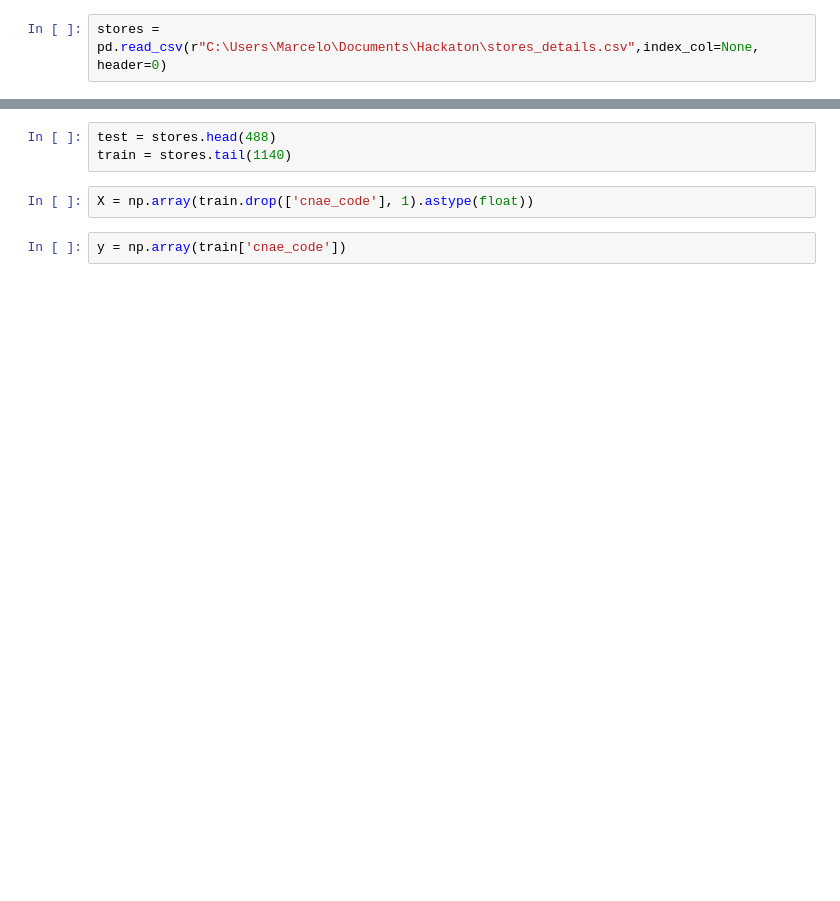
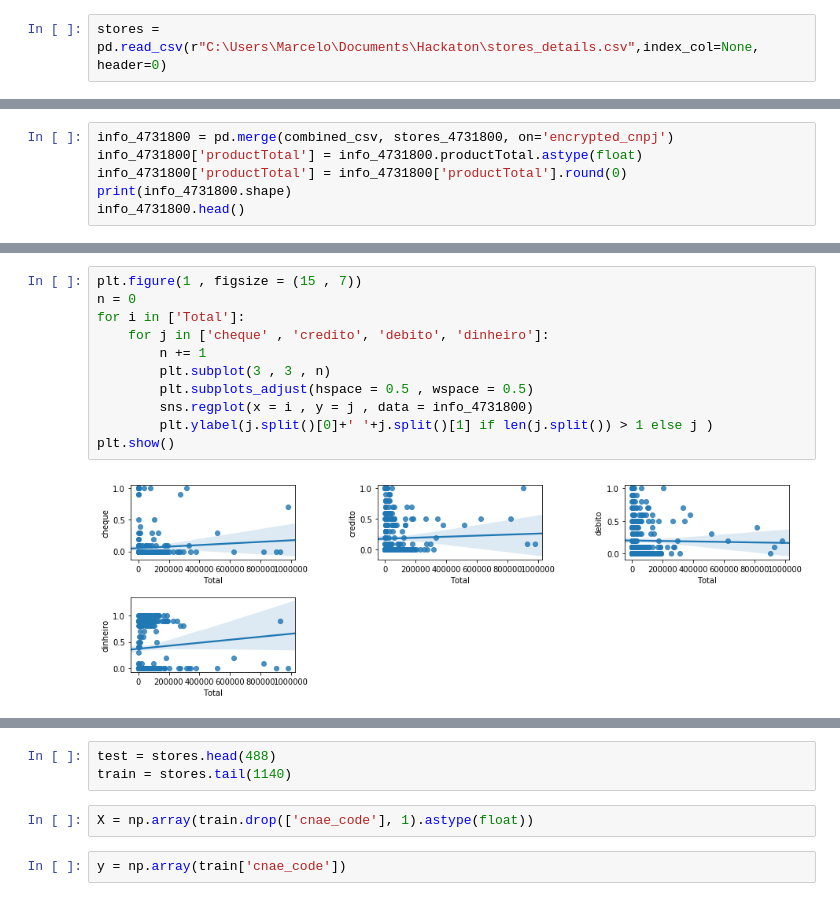
Before and after one commit to Nichbarbosa/Hackathon_FIAP, a Jupyter notebook: hipot3/Tentativa.ipynb, the cells around one changed output, grey strips where cells are left out. Saved outputs shown, nothing was run; the diff lists cells and outputs as text; blank space fills up the shorter version.

```diff
--- a/hipot3/Tentativa.ipynb
+++ b/hipot3/Tentativa.ipynb
@@ -52,0 +58,6 @@ stores['encrypted_cnpj_prefix'].nunique()
+# %%
+info_4731800 = pd.merge(combined_csv, stores_4731800, on='encrypted_cnpj')
+info_4731800['productTotal'] = info_4731800.productTotal.astype(float)
+info_4731800['productTotal'] = info_4731800['productTotal'].round(0)
+print(info_4731800.shape)
+info_4731800.head()
@@ -52,0 +124,13 @@ stores['encrypted_cnpj_prefix'].nunique()
+# %%
+plt.figure(1 , figsize = (15 , 7))
+n = 0
+for i in ['Total']:
+    for j in ['cheque' , 'credito', 'debito', 'dinheiro']:
+        n += 1
+        plt.subplot(3 , 3 , n)
+        plt.subplots_adjust(hspace = 0.5 , wspace = 0.5)
+        sns.regplot(x = i , y = j , data = info_4731800)
+        plt.ylabel(j.split()[0]+' '+j.split()[1] if len(j.split()) > 1 else j )
+plt.show()
+# %% [output]
+[figure, added]
```
Also changed, not shown: parts of 29 cells of this notebook, 1 other file.
